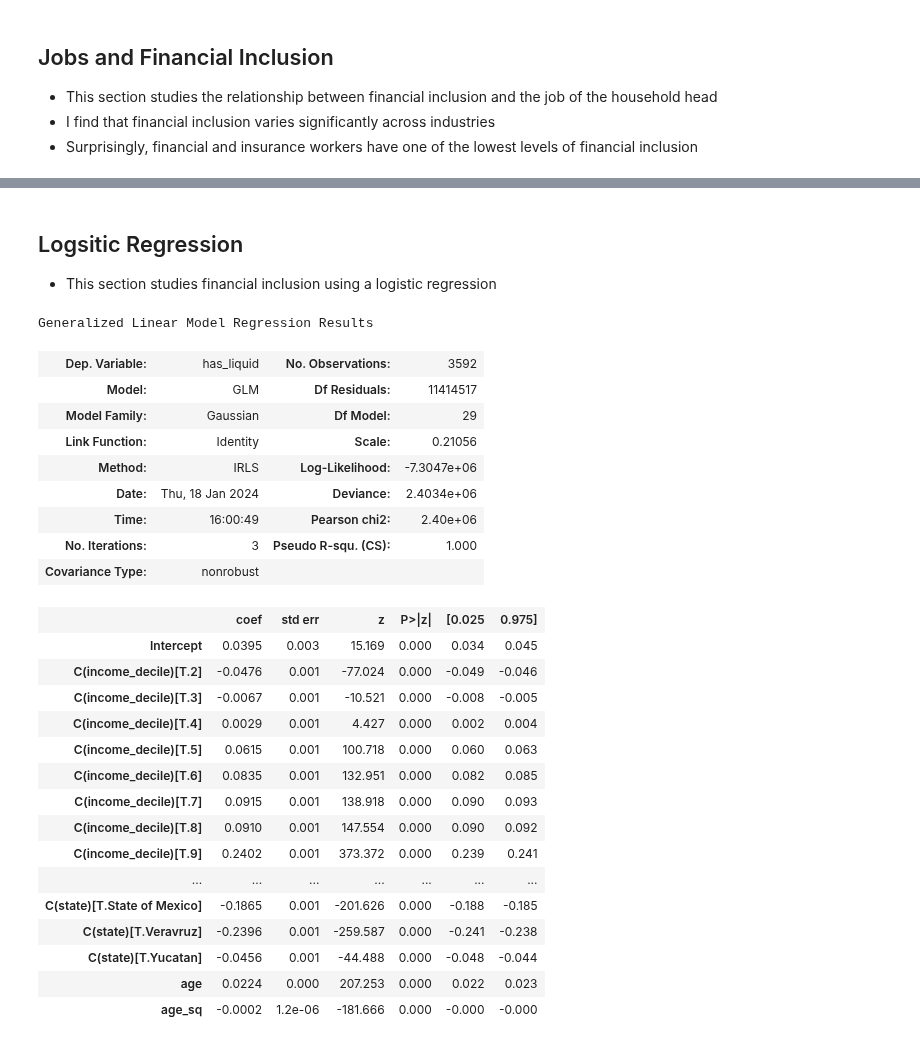
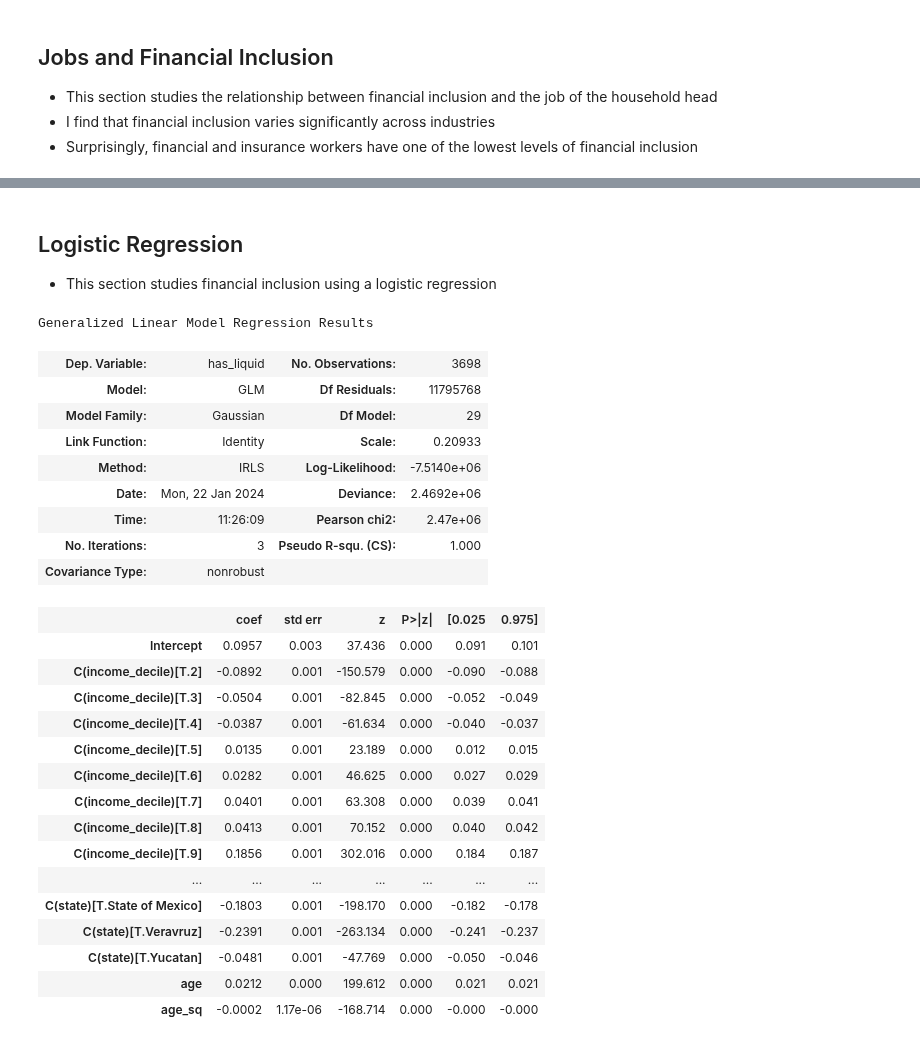
Before and after one commit to mjv2146/access-to-financial-markets, a Jupyter notebook: notebooks/2005/03_financial.ipynb, the cells around one changed output, grey strips where cells are left out. Cells and saved outputs as stored; diff of their text form; code cells hidden in the pictures.

```diff
--- a/notebooks/2005/03_financial.ipynb
+++ b/notebooks/2005/03_financial.ipynb
@@ -9,16 +9,16 @@ import seaborn as sns
 import statsmodels.api as sm
 import statsmodels.formula.api as sm
 
-import os; import sys
-sys.path.append('/home/mitch/github/mfl/src/')
+import os
+home = os.path.expanduser('~')
+import sys; sys.path.append(home + '/github/access-to-financial-markets/src/')
 import utils
-import sys; sys.path.append('/home/mitch/util/python')
 # %%
-raw     = '/home/mitch/Dropbox/data/mexico_fls/raw/2005/'
-processed = '/home/mitch/Dropbox/data/mexico_fls/processed2/'
+raw     = home + '/Dropbox/data/mexico_fls/raw/2005/'
+processed = home + '/Dropbox/data/mexico_fls/processed2/'
 
-figs    = '/home/mitch/github/mfl/fig/'
-dicts   = '/home/mitch/github/mfl/notebooks/dicts/'
+figs    = home + '/github/access-to-financial-markets/fig/'
+dicts   = home + '/github/access-to-financial-markets/notebooks/dicts/'
 # %%
 df = pd.read_csv(processed + 'data.csv')
 df
@@ -139,40 +138,40 @@ plt.xlim(0, 100)
 # %% [markdown]
-## Logsitic Regression
+## Logistic Regression
 - This section studies financial inclusion using a logistic regression
 # %%
 import statsmodels.api as sm
 import statsmodels.formula.api as smf
 df['has_liquid'] = df['has_liquid'].astype(int)
 
 Y = 'has_liquid'
-X = '~ C(income_decile) + C(education) + C(gender) + age + age_sq + C(state)'
+X = '~ C(income_decile) + C(education) + C(sex) + age + age_sq + C(state)'
 
 logit = smf.glm(Y + X, df, freq_weights=df['weight']).fit()
 logit.summary()
 # %% [output]
 Generalized Linear Model Regression Results
-| Dep. Variable: | has_liquid | No. Observations: | 3592 |
-| Model: | GLM | Df Residuals: | 11414517 |
+| Dep. Variable: | has_liquid | No. Observations: | 3698 |
+| Model: | GLM | Df Residuals: | 11795768 |
 | Model Family: | Gaussian | Df Model: | 29 |
-| Link Function: | Identity | Scale: | 0.21056 |
-| Method: | IRLS | Log-Likelihood: | -7.3047e+06 |
-| Date: | Thu, 18 Jan 2024 | Deviance: | 2.4034e+06 |
-| Time: | 16:00:49 | Pearson chi2: | 2.40e+06 |
+| Link Function: | Identity | Scale: | 0.20933 |
+| Method: | IRLS | Log-Likelihood: | -7.5140e+06 |
+| Date: | Mon, 22 Jan 2024 | Deviance: | 2.4692e+06 |
+| Time: | 11:26:09 | Pearson chi2: | 2.47e+06 |
 | No. Iterations: | 3 | Pseudo R-squ. (CS): | 1.000 |
 | Covariance Type: | nonrobust |  |  |
 |  | coef | std err | z | P>|z| | [0.025 | 0.975] |
-| Intercept | 0.0395 | 0.003 | 15.169 | 0.000 | 0.034 | 0.045 |
-| C(income_decile)[T.2] | -0.0476 | 0.001 | -77.024 | 0.000 | -0.049 | -0.046 |
-| C(income_decile)[T.3] | -0.0067 | 0.001 | -10.521 | 0.000 | -0.008 | -0.005 |
-| C(income_decile)[T.4] | 0.0029 | 0.001 | 4.427 | 0.000 | 0.002 | 0.004 |
-| C(income_decile)[T.5] | 0.0615 | 0.001 | 100.718 | 0.000 | 0.060 | 0.063 |
-| C(income_decile)[T.6] | 0.0835 | 0.001 | 132.951 | 0.000 | 0.082 | 0.085 |
-| C(income_decile)[T.7] | 0.0915 | 0.001 | 138.918 | 0.000 | 0.090 | 0.093 |
-| C(income_decile)[T.8] | 0.0910 | 0.001 | 147.554 | 0.000 | 0.090 | 0.092 |
-| C(income_decile)[T.9] | 0.2402 | 0.001 | 373.372 | 0.000 | 0.239 | 0.241 |
+| Intercept | 0.0957 | 0.003 | 37.436 | 0.000 | 0.091 | 0.101 |
+| C(income_decile)[T.2] | -0.0892 | 0.001 | -150.579 | 0.000 | -0.090 | -0.088 |
+| C(income_decile)[T.3] | -0.0504 | 0.001 | -82.845 | 0.000 | -0.052 | -0.049 |
+| C(income_decile)[T.4] | -0.0387 | 0.001 | -61.634 | 0.000 | -0.040 | -0.037 |
+| C(income_decile)[T.5] | 0.0135 | 0.001 | 23.189 | 0.000 | 0.012 | 0.015 |
+| C(income_decile)[T.6] | 0.0282 | 0.001 | 46.625 | 0.000 | 0.027 | 0.029 |
+| C(income_decile)[T.7] | 0.0401 | 0.001 | 63.308 | 0.000 | 0.039 | 0.041 |
+| C(income_decile)[T.8] | 0.0413 | 0.001 | 70.152 | 0.000 | 0.040 | 0.042 |
+| C(income_decile)[T.9] | 0.1856 | 0.001 | 302.016 | 0.000 | 0.184 | 0.187 |
 | ... | ... | ... | ... | ... | ... | ... |
-| C(state)[T.State of Mexico] | -0.1865 | 0.001 | -201.626 | 0.000 | -0.188 | -0.185 |
-| C(state)[T.Veravruz] | -0.2396 | 0.001 | -259.587 | 0.000 | -0.241 | -0.238 |
-| C(state)[T.Yucatan] | -0.0456 | 0.001 | -44.488 | 0.000 | -0.048 | -0.044 |
-| age | 0.0224 | 0.000 | 207.253 | 0.000 | 0.022 | 0.023 |
-| age_sq | -0.0002 | 1.2e-06 | -181.666 | 0.000 | -0.000 | -0.000 |
+| C(state)[T.State of Mexico] | -0.1803 | 0.001 | -198.170 | 0.000 | -0.182 | -0.178 |
+| C(state)[T.Veravruz] | -0.2391 | 0.001 | -263.134 | 0.000 | -0.241 | -0.237 |
+| C(state)[T.Yucatan] | -0.0481 | 0.001 | -47.769 | 0.000 | -0.050 | -0.046 |
+| age | 0.0212 | 0.000 | 199.612 | 0.000 | 0.021 | 0.021 |
+| age_sq | -0.0002 | 1.17e-06 | -168.714 | 0.000 | -0.000 | -0.000 |
```
Also changed, not shown: parts of 6 cells of this notebook, 6 other files.
